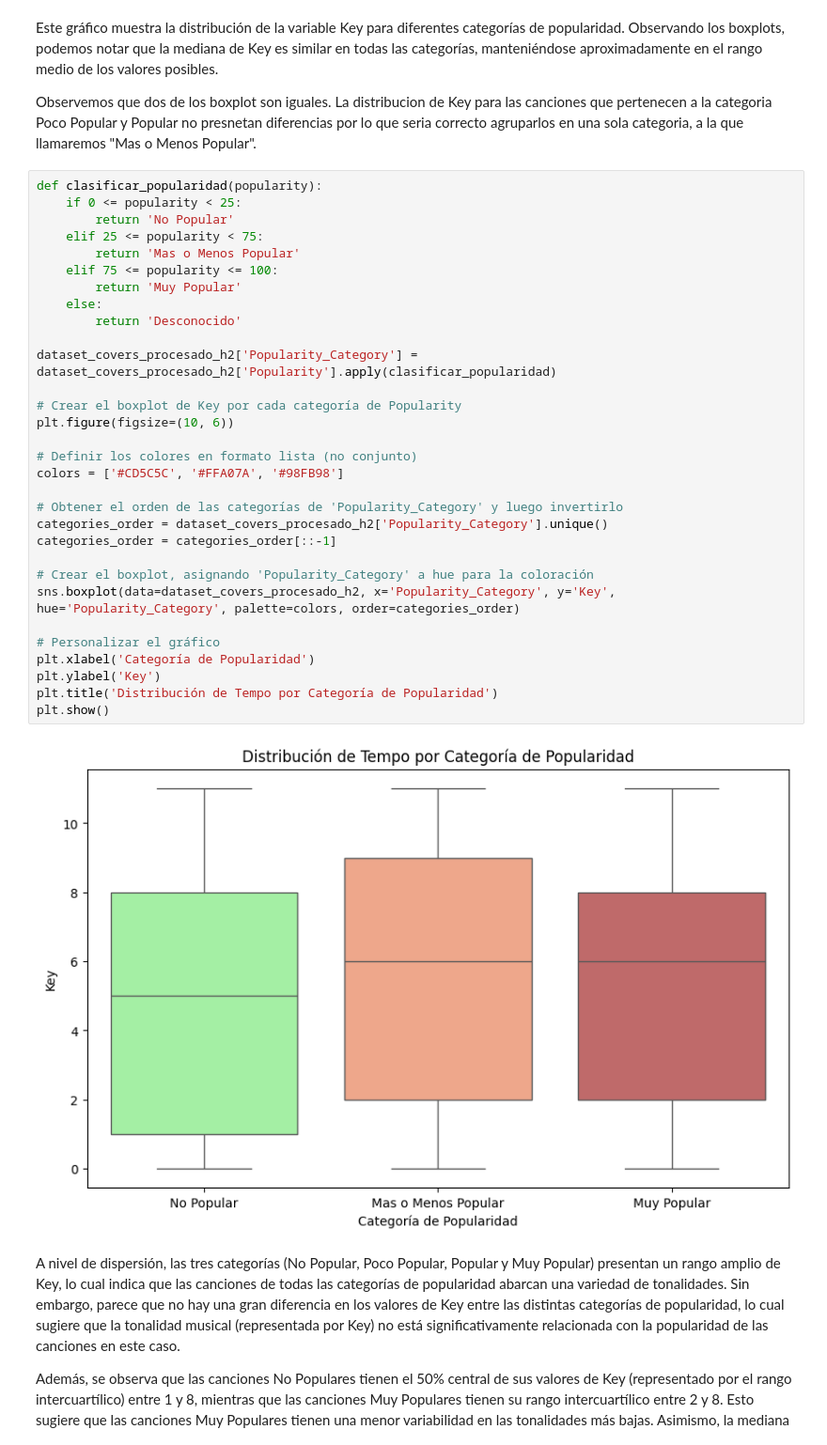
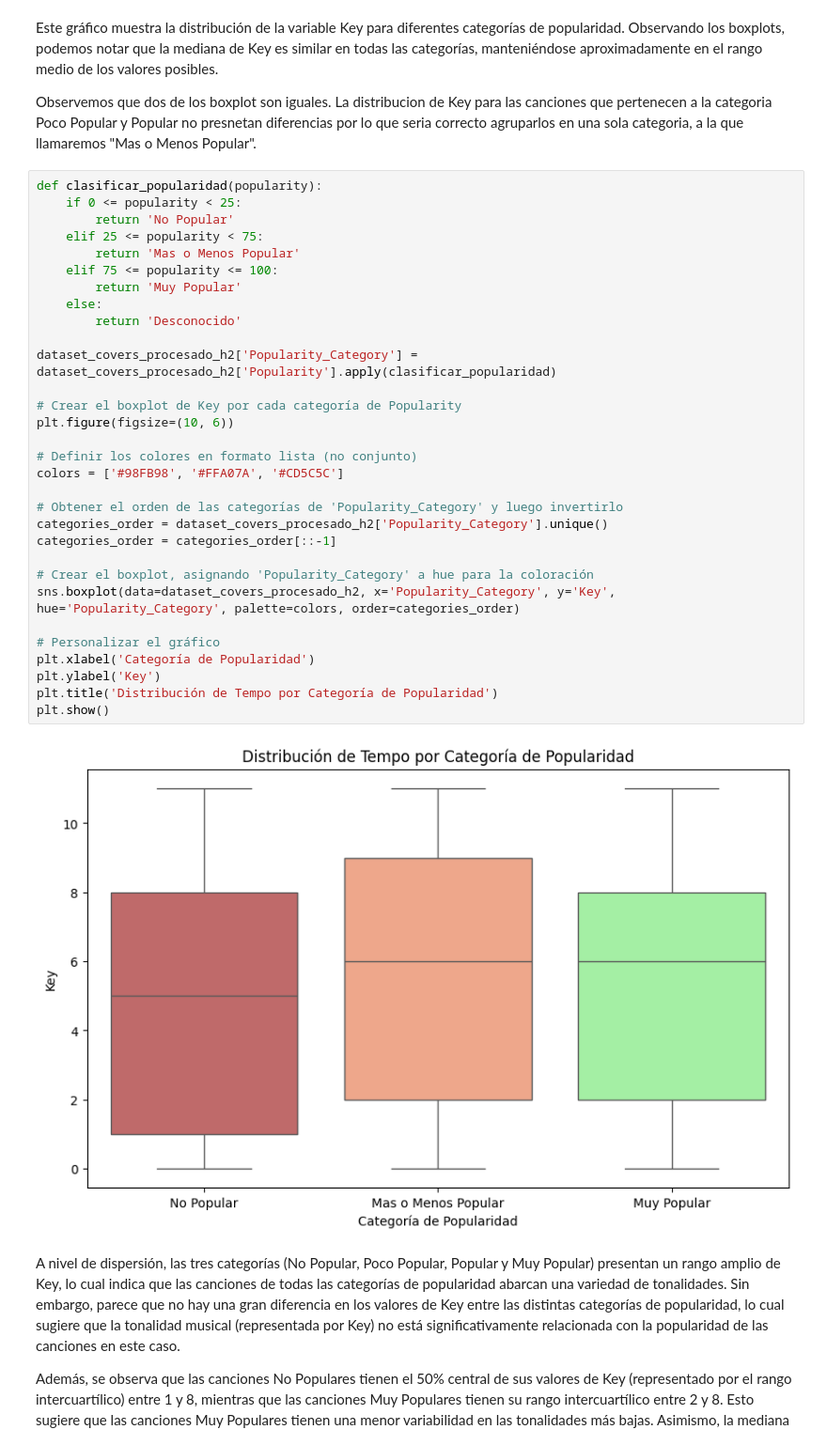
Before and after one commit to EmiliaRedolatti/TPE---Fundamento-de-la-Cs.-de-Datos, a Jupyter notebook: TPEspecial.ipynb, the cells around one changed output. Shown at 94% size. Saved outputs shown, nothing was run; the diff lists cells and outputs as text.

```diff
--- a/TPEspecial.ipynb
+++ b/TPEspecial.ipynb
@@ -1376,35 +1363,35 @@ Observemos que dos de los boxplot son iguales. La distribucion de Key para las c
 def clasificar_popularidad(popularity):
     if 0 <= popularity < 25:
         return 'No Popular'
     elif 25 <= popularity < 75:
         return 'Mas o Menos Popular'
     elif 75 <= popularity <= 100:
         return 'Muy Popular'
     else:
         return 'Desconocido'
 
 dataset_covers_procesado_h2['Popularity_Category'] = dataset_covers_procesado_h2['Popularity'].apply(clasificar_popularidad)
 
 # Crear el boxplot de Key por cada categoría de Popularity
 plt.figure(figsize=(10, 6))
 
 # Definir los colores en formato lista (no conjunto)
-colors = ['#CD5C5C', '#FFA07A', '#98FB98']
+colors = ['#98FB98', '#FFA07A', '#CD5C5C']
 
 # Obtener el orden de las categorías de 'Popularity_Category' y luego invertirlo
 categories_order = dataset_covers_procesado_h2['Popularity_Category'].unique()
 categories_order = categories_order[::-1]
 
 # Crear el boxplot, asignando 'Popularity_Category' a hue para la coloración
 sns.boxplot(data=dataset_covers_procesado_h2, x='Popularity_Category', y='Key', hue='Popularity_Category', palette=colors, order=categories_order)
 
 # Personalizar el gráfico
 plt.xlabel('Categoría de Popularidad')
 plt.ylabel('Key')
 plt.title('Distribución de Tempo por Categoría de Popularidad')
 plt.show()
 # %% [output]
-[figure, old version]
+[figure, new version]
 # %% [markdown]
 A nivel de dispersión, las tres categorías (No Popular, Poco Popular, Popular y Muy Popular) presentan un rango amplio de Key, lo cual indica que las canciones de todas las categorías de popularidad abarcan una variedad de tonalidades. Sin embargo, parece que no hay una gran diferencia en los valores de Key entre las distintas categorías de popularidad, lo cual sugiere que la tonalidad musical (representada por Key) no está significativamente relacionada con la popularidad de las canciones en este caso.
 
```
Also changed, not shown: parts of 41 cells of this notebook.
